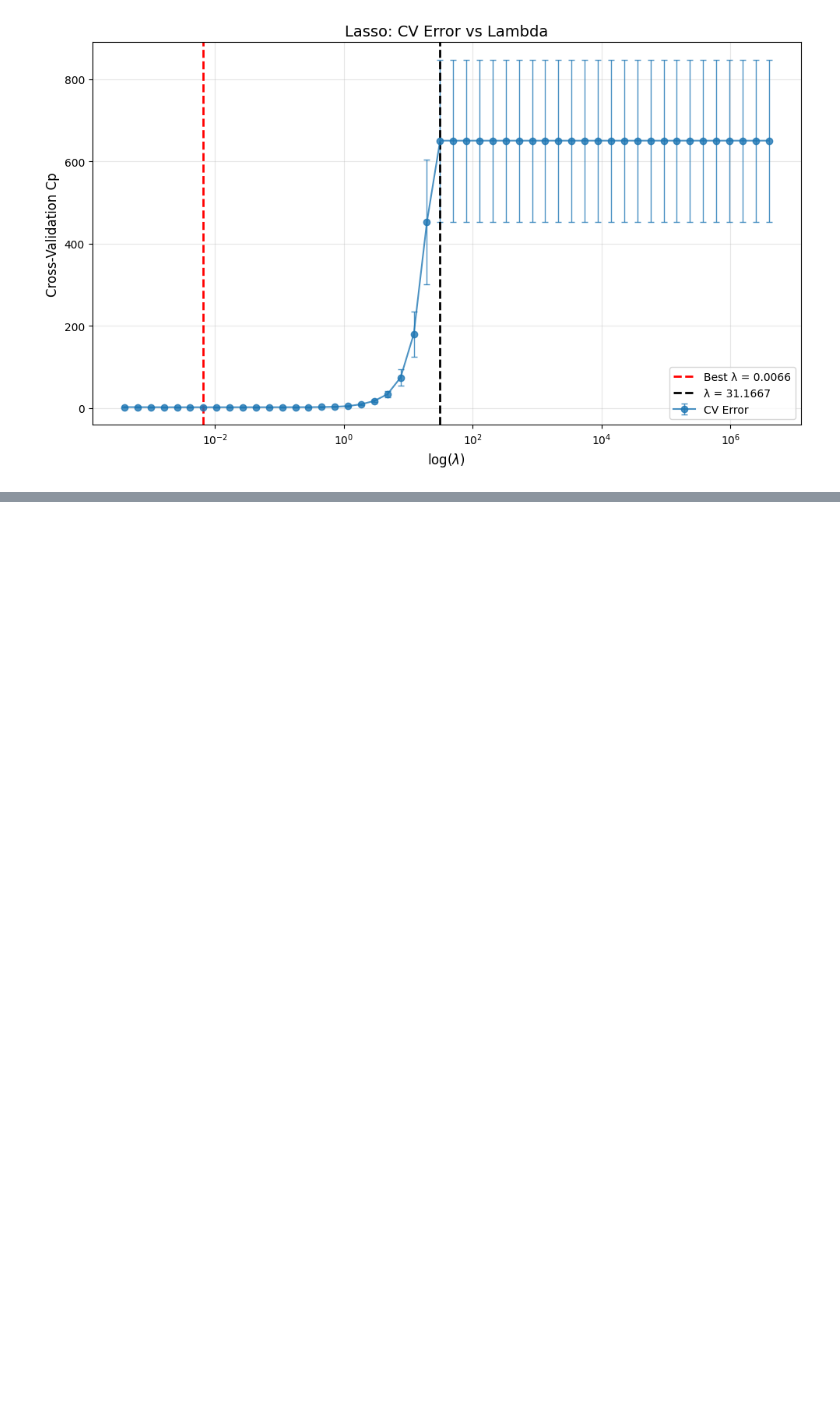
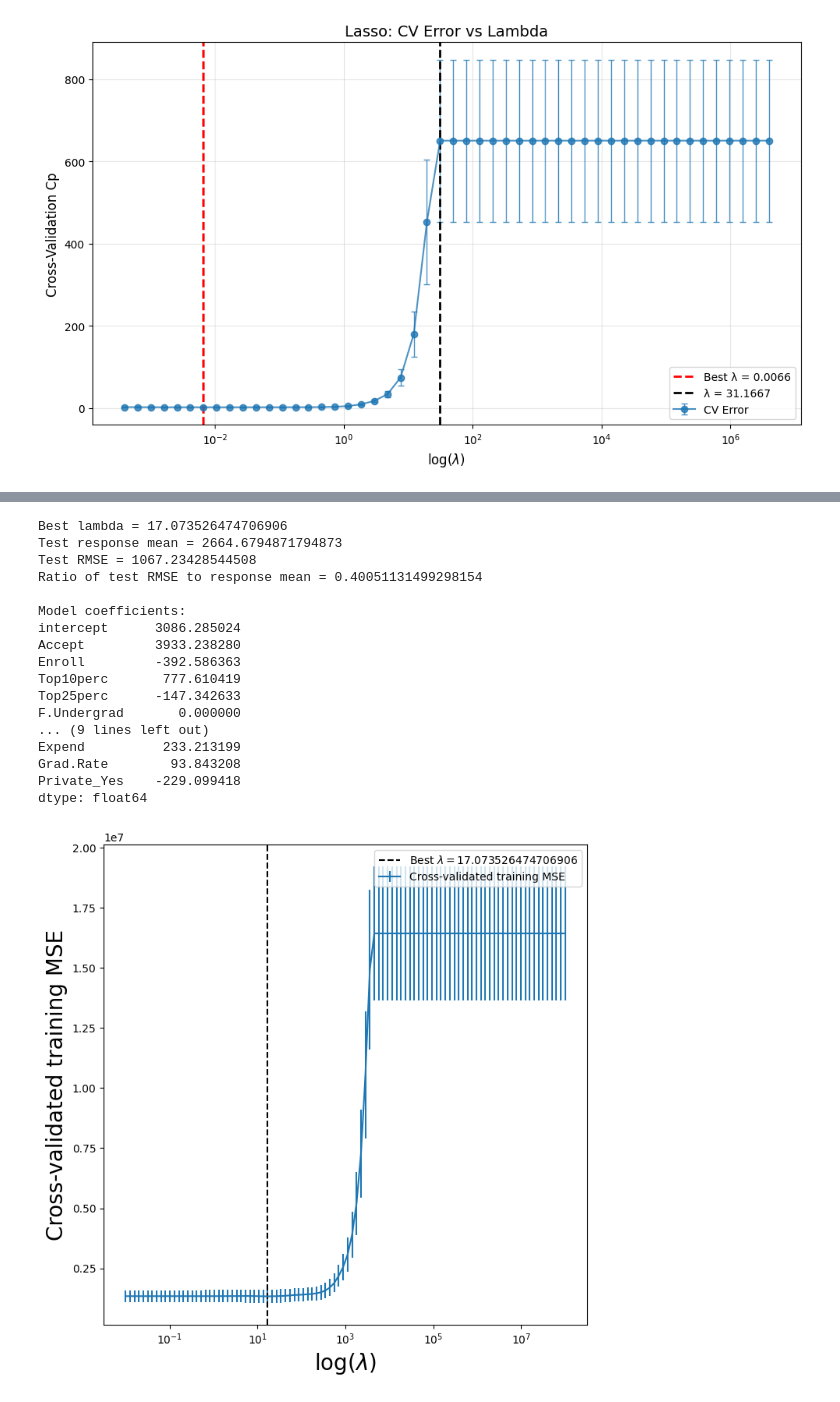
Before and after one commit to nhitran-00/ISL, a Jupyter notebook: chapter_6.ipynb, the cells around one changed output, grey strips where cells are left out. Cells and saved outputs as stored; diff of their text form; code cells hidden in the pictures; blank space fills up the shorter version.

```diff
--- a/chapter_6.ipynb
+++ b/chapter_6.ipynb
@@ -505,0 +601,47 @@ dtype: float64
+# %%
+## 9.d
+lassoCV_9 = skl.ElasticNetCV(alphas=lambdas_9,
+                           l1_ratio=1,
+                           cv=kfold)
+pipeCV_9 = Pipeline(steps=[('scaler', scaler), ('lasso', lassoCV_9)])
+pipeCV_9.fit(X9_train, y9_train)
+predictions_9d = pipeCV_9.predict(X9_test)
+RMSE_9d = np.sqrt(np.mean((y9_test - predictions_9d) ** 2))
+
+tuned_lasso_9 = pipeCV_9.named_steps['lasso']
+model_9d_coef = pd.Series(np.concatenate(([tuned_lasso_9.intercept_], tuned_lasso_9.coef_)), index=['intercept', *list(X9_train.columns)])
+
+lassoCV_fig, ax = subplots(figsize=(8, 8))
+ax.errorbar(tuned_lasso_9.alphas_,
+            tuned_lasso_9.mse_path_.mean(1),
+            yerr=tuned_lasso_9.mse_path_.std(1) / np.sqrt(K), label='Cross-validated training MSE')
+ax.set_xscale('log')
+ax.axvline(tuned_lasso_9.alpha_, c='k', ls='--', label=r'Best $\lambda = {}$'.format(tuned_lasso_9.alpha_))
+ax.set_xlabel(r'$\log(\lambda)$', fontsize=20)
+ax.set_ylabel('Cross-validated training MSE', fontsize=20)
+ax.legend()
+
+print('Best lambda = {}'.format(tuned_lasso_9.alpha_))
+print('Test response mean = {}'.format(y9_test.mean()))
+print('Test RMSE = {}'.format(RMSE_9d))
+print('Ratio of test RMSE to response mean = {}\n'.format(RMSE_9d / y9_test.mean()))
+print('Model coefficients:\n{}\n'.format(model_9d_coef))
+# %% [output]
+Best lambda = 17.073526474706906
+Test response mean = 2664.6794871794873
+Test RMSE = 1067.23428544508
+Ratio of test RMSE to response mean = 0.40051131499298154
+
+Model coefficients:
+intercept      3086.285024
+Accept         3933.238280
+Enroll         -392.586363
+Top10perc       777.610419
+Top25perc      -147.342633
+F.Undergrad       0.000000
+... (9 lines left out)
+Expend          233.213199
+Grad.Rate        93.843208
+Private_Yes    -229.099418
+dtype: float64
+[figure, added]
```
Also changed, not shown: parts of 14 cells of this notebook.
